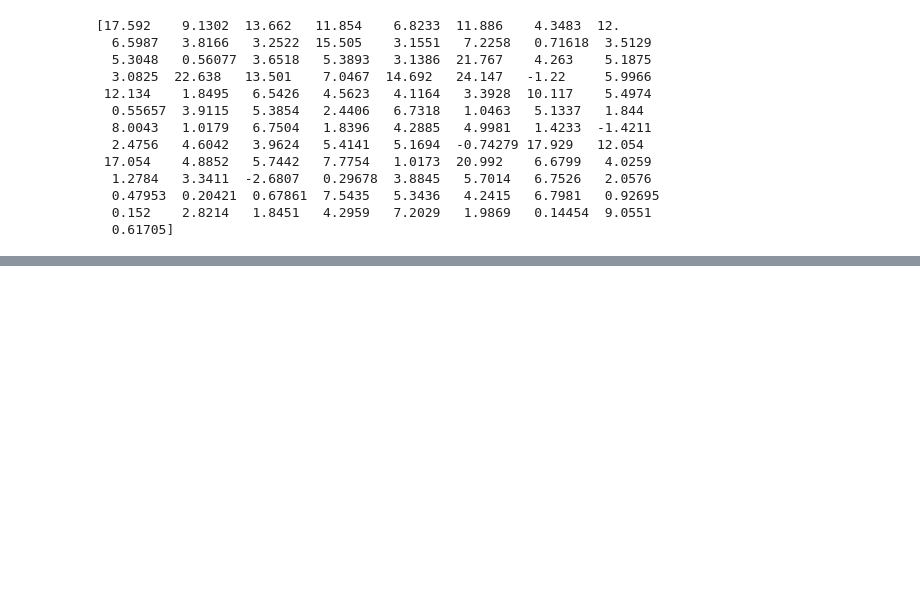
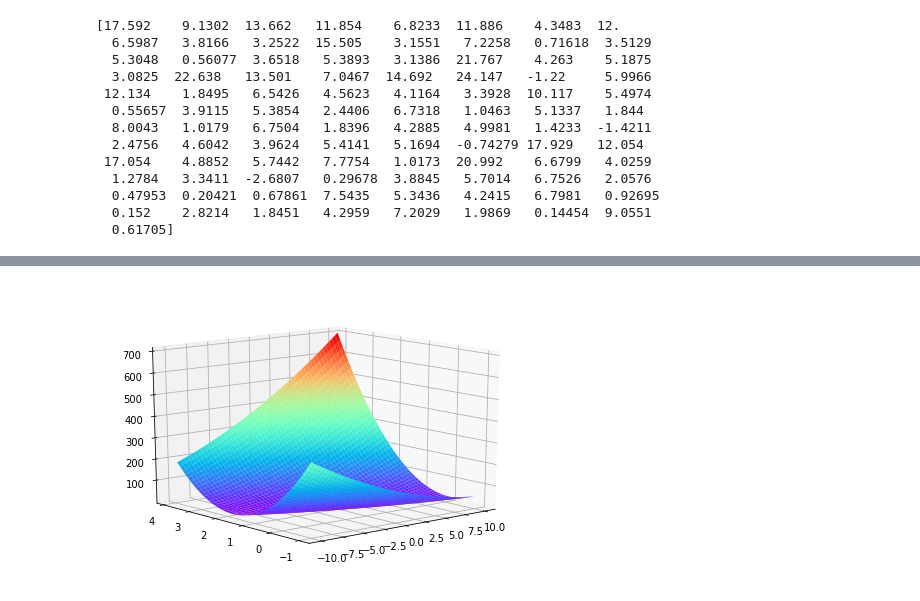
Before and after one commit to manumonforte/AA, a Jupyter notebook: Practice1/Practice1.ipynb, the cells around one changed output, grey strips where cells are left out. Saved outputs shown, nothing was run; the diff lists cells and outputs as text; code cells hidden in the pictures; blank space fills up the shorter version.

```diff
--- a/Practice1/Practice1.ipynb
+++ b/Practice1/Practice1.ipynb
@@ -73,2 +131,24 @@ n = np.shape(X)[1]
+# %%
+def coste_2(X, Y, Theta):
+    H = np.dot(X,Theta)
+    Aux = (H-Y) **2
+    return Aux.sum()/(2*len(X))
 # %%
 X=np.hstack([np.ones([m,1]), X])
+# %%
+fig = plt.figure()
+ax = Axes3D(fig)
+ax.view_init(elev=15, azim=230)
+Theta0 = np.arange(-10,10,0.1)
+Theta1 = np.arange(-1,4,0.1)
+Theta0, Theta1 = np.meshgrid(Theta0, Theta1)
+
+Coste = np.empty_like(Theta0)
+
+for ix, iy in  np.ndindex(Theta0.shape):
+    Coste[ix, iy] = coste_2(X,Y,[Theta0[ix,iy], Theta1[ix,iy]])
+
+
+surf = ax.plot_surface(Theta0,Theta1,Coste, cmap=cm.rainbow)
+# %% [output]
+[figure, added]
```
Also changed, not shown: parts of 16 cells of this notebook.
